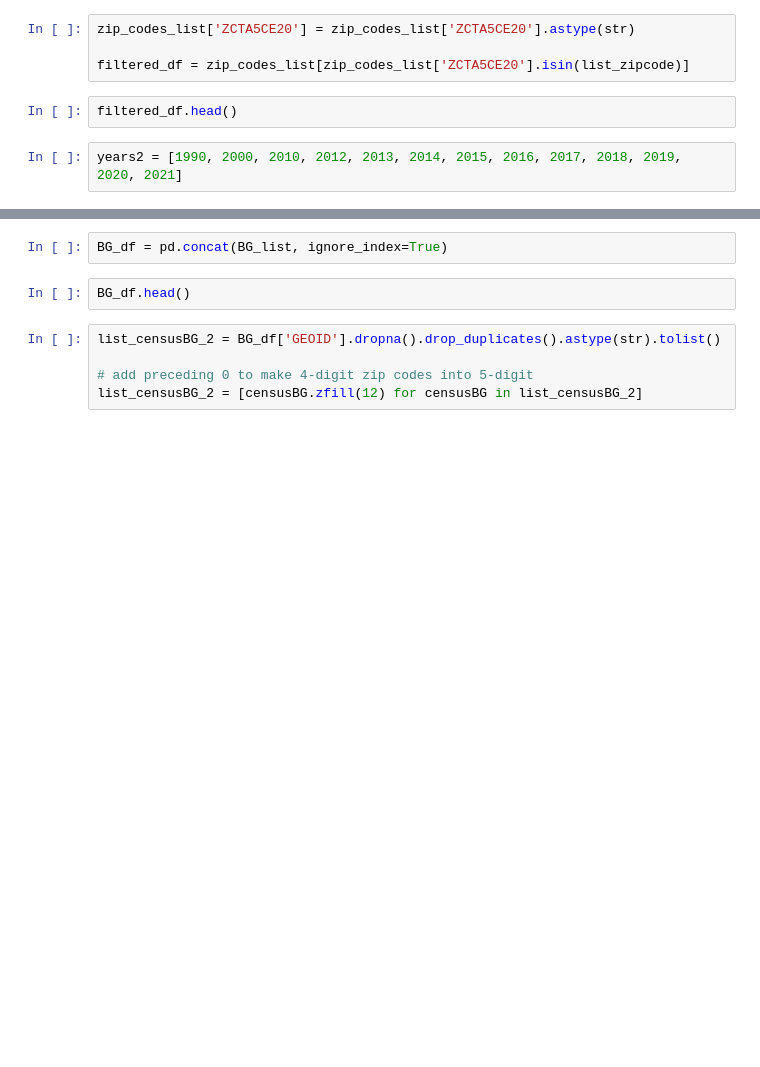
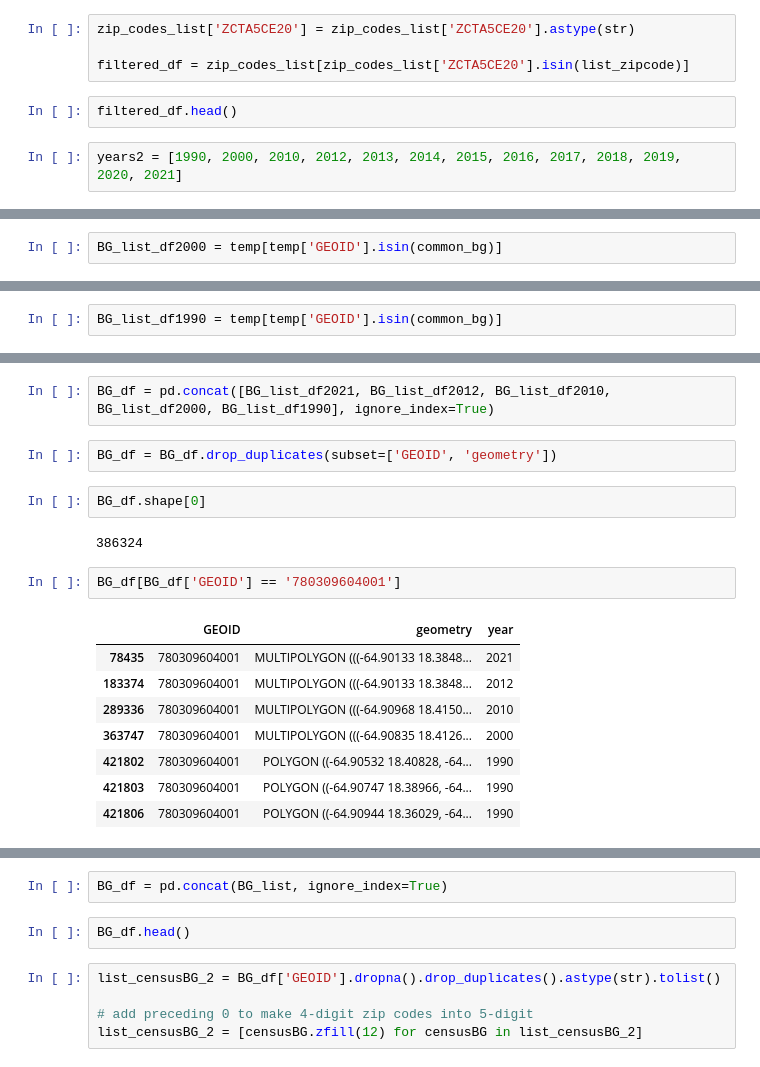
Before and after one commit to LayanKaushik/FloodClaimGeospatialImprovements, a Jupyter notebook: Code/Geographic_unit_code.ipynb, the cells around one changed output, grey strips where cells are left out. Cells and saved outputs as stored; diff of their text form; blank space fills up the shorter version.

Commit message:
bg geometry

```diff
--- a/Code/Geographic_unit_code.ipynb
+++ b/Code/Geographic_unit_code.ipynb
@@ -279,0 +495,2 @@ for i in states_list:
+# %%
+BG_list_df2000 = temp[temp['GEOID'].isin(common_bg)]
@@ -279,0 +506,2 @@ for i in states_list:
+# %%
+BG_list_df1990 = temp[temp['GEOID'].isin(common_bg)]
@@ -279,0 +517,19 @@ for i in states_list:
+# %%
+BG_df = pd.concat([BG_list_df2021, BG_list_df2012, BG_list_df2010, BG_list_df2000, BG_list_df1990], ignore_index=True)
+# %%
+BG_df = BG_df.drop_duplicates(subset=['GEOID', 'geometry'])
+# %%
+BG_df.shape[0]
+# %% [output]
+386324
+# %%
+BG_df[BG_df['GEOID'] == '780309604001']
+# %% [output]
+|  | GEOID | geometry | year |
+| 78435 | 780309604001 | MULTIPOLYGON (((-64.90133 18.3848... | 2021 |
+| 183374 | 780309604001 | MULTIPOLYGON (((-64.90133 18.3848... | 2012 |
+| 289336 | 780309604001 | MULTIPOLYGON (((-64.90968 18.4150... | 2010 |
+| 363747 | 780309604001 | MULTIPOLYGON (((-64.90835 18.4126... | 2000 |
+| 421802 | 780309604001 | POLYGON ((-64.90532 18.40828, -64... | 1990 |
+| 421803 | 780309604001 | POLYGON ((-64.90747 18.38966, -64... | 1990 |
+| 421806 | 780309604001 | POLYGON ((-64.90944 18.36029, -64... | 1990 |
```
Also changed, not shown: parts of 36 cells of this notebook.
